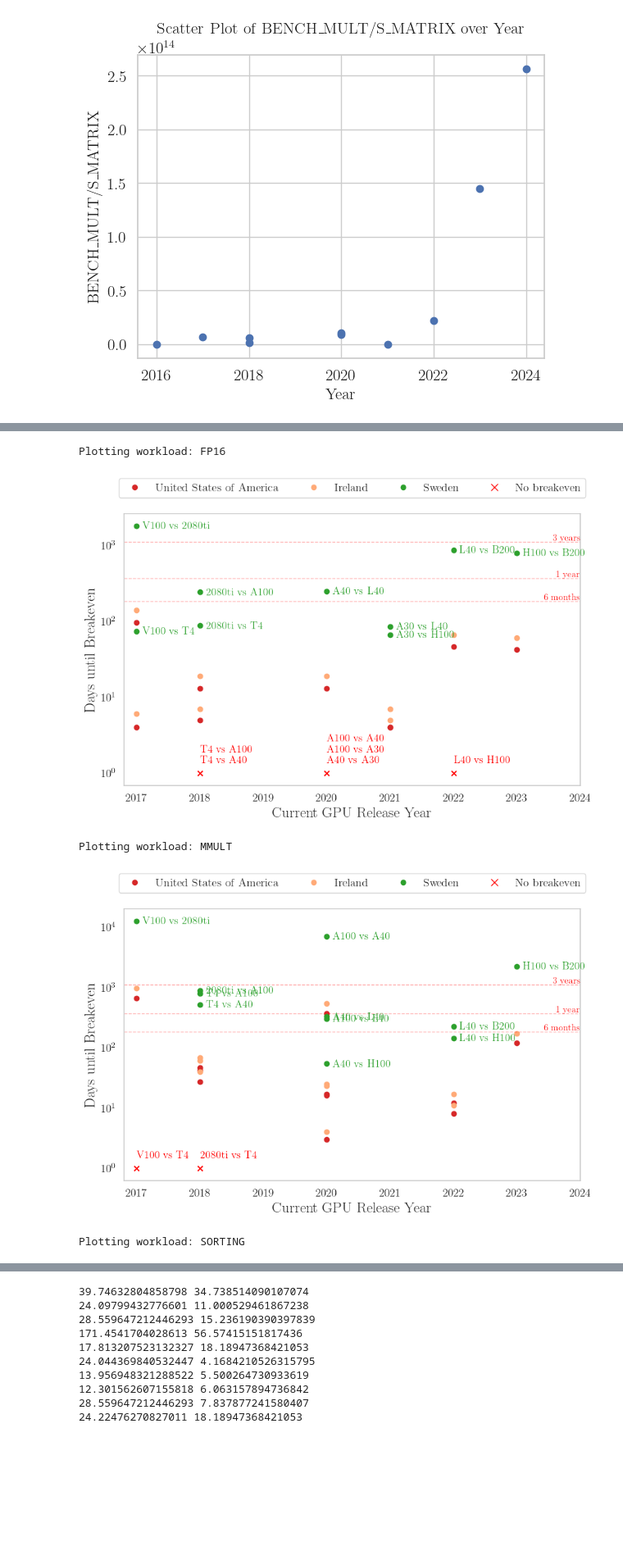
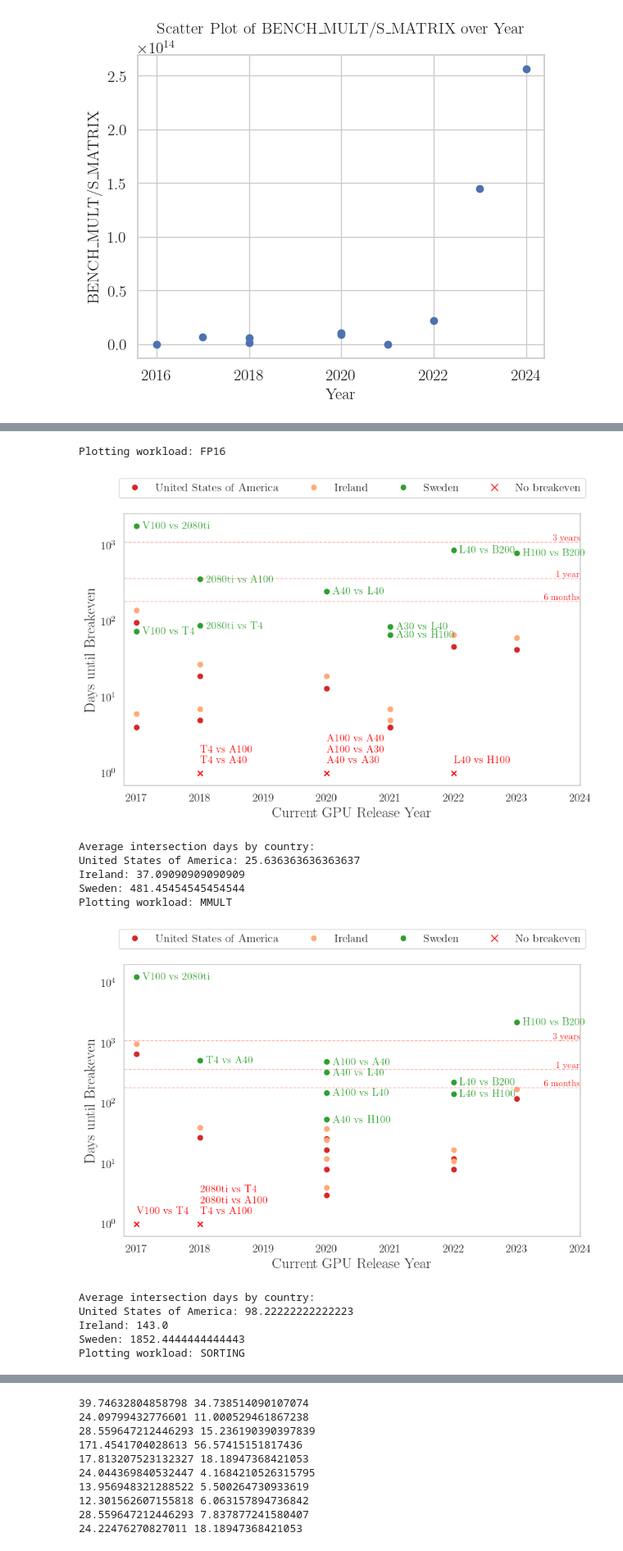
Before and after one commit to hpides/gpu-lifecycle-analysis, a Jupyter notebook: notebooks/trends.ipynb, the cells around one changed output, grey strips where cells are left out. Shown at 82% size. Saved outputs shown, nothing was run; the diff lists cells and outputs as text; code cells hidden in the pictures; blank space fills up the shorter version.

```diff
--- a/notebooks/trends.ipynb
+++ b/notebooks/trends.ipynb
@@ -79,7 +79,7 @@ metrics_cols = [col for col, _, _ in metrics]
 
 averages_exclude_last = df_exclude_last[metrics_cols].mean()
 averages_exclude_last_two = df_exclude_last_two[metrics_cols].mean()
-averages_exclude_last_three = df_exclude_last_three[metrics_cols].mean() * 100000000
+averages_exclude_last_three = df_exclude_last_three[metrics_cols].mean()
 
 print("=== Averages (excluding last entry) ===")
 for col, (_, title, unit) in zip(metrics_cols, metrics):
@@ -100,7 +100,7 @@ for ax, (col, title, ylabel) in zip(axes, metrics):
         data=df_sorted,
         x="LABEL", y=col,
         marker="o", linewidth=2,
-        ax=ax, color="C0"
+        ax=ax, color="#F1B16E"
     )
     ax.set_title(title, fontsize=16, weight="bold")
     ax.set_ylabel(ylabel, fontsize=18)
@@ -424,12 +424,12 @@ from matplotlib.ticker import MaxNLocator
 # SCALING = constants.SCALING_EMISSIONS
 # NAME = 'SCALING_EMISSIONS'
 
-SCALING = constants.SCALING_NONE
-NAME = 'SCALING_NONE'
+SCALING = constants.SCALING_UTILIZATION
+NAME = 'SCALING_UTILIZATION'
 
-comparison = compare_gpus(df, "A100", "B200", constants.FP64, "Sweden", 100, 100, SCALING)
+comparison = compare_gpus(df, "H100", "B200", constants.FP64, "Sweden", 75, 75, SCALING)
 
-TIME = 5
+TIME = 8
 
 # Convert from kg → tonnes
 old_opex = [v / 1000 for v in comparison.get("oldSystemOpex")][:TIME]
@@ -458,12 +458,12 @@ plt.rcParams.update({
 
 plt.figure(figsize=(10, 6))  # 10 inches wide, 6 inches tall
 # Plot OPEX lines
-plt.plot(old_opex, label="A100 OPEX", color="#F1B16E")
-plt.plot(new_opex, label="B200 OPEX", color="#B4D8E7")
+plt.plot(old_opex, label="H100 Operational Carbon", color="#F1B16E")
+plt.plot(new_opex, label="B200 Operational Carbon", color="#B4D8E7")
 
 # Force axis to start at (0,0)
 plt.xlim(left=0)
-plt.ylim(bottom=0)
+plt.ylim(bottom=0, top=1.3)
 plt.xlim(right=TIME-1)
 
 # Add horizontal line for embodied carbon (y-intercept of new GPU curve)
@@ -482,7 +482,7 @@ if intersect_days is not None:
     plt.annotate(
         f"{intersect_days:.0f} Days Until Break-Even",
         xy=(x_intersect, y_intersect),
-        xytext=(80, 0),
+        xytext=(-300, 0),
         textcoords="offset points",
         arrowprops=dict(arrowstyle="->", color="red"),
         fontsize=16,
@@ -493,7 +493,7 @@ if intersect_days is not None:
 plt.gca().xaxis.set_major_locator(MaxNLocator(integer=True))
 plt.xlabel("Duration [Years]")
 plt.ylabel("Acc. $CO_2$ [Tonnes]")
-plt.legend()
+plt.legend(loc='upper left')
 plt.grid(False)
 
 plt.savefig(f"comparison_{NAME}.svg", bbox_inches='tight')
@@ -642,33 +642,52 @@ plt.rcParams.update({
     "text.usetex": True,
     "font.family": "serif",
     "axes.labelsize": 18,
     "axes.titlesize": 14,
     "legend.fontsize": 14,
     "xtick.labelsize": 14,
     "ytick.labelsize": 14
 })
 
 # List of workloads you want to plot
 workloads = [FP16, MMULT, SORTING, TPCXAI]  # replace/add your actual workload variables
 workloads_name = ["FP16", "MMULT", "SORTING", "TPCXAI"]  # replace/add your actual workload variables
 
 # List of countries to include
 countries = ["United States of America", "Ireland", "Sweden"]
 colors = ["tab:red", "#FFAA77", "tab:green"]  # Extend if needed
 country_to_label = "Sweden"
 
 for workload, workload_name in zip(workloads, workloads_name):
     country_intersections = {}
 
     for country in countries:
         intersections = gpu_intersections(df, country, workload, 75, scaling=SCALING_EMISSIONS)
         country_intersections[country] = intersections
 
     print(f"Plotting workload: {workload_name}")
     plot_intersections(country_intersections, colors, "multiple_" + workload_name, country_to_label)
+
+    # --- Calculate and print average intersections per country ---
+    print("Average intersection days by country:")
+    for country, intersections in country_intersections.items():
+        # Filter out entries where 'days' is None
+        valid_days = [days for _, _, _, days in intersections if days is not None]
+        if valid_days:
+            avg_days = sum(valid_days) / len(valid_days)
+        else:
+            avg_days = None
+        print(f"{country}: {avg_days if avg_days is not None else 'No valid data'}")
 # %% [output]
 Plotting workload: FP16
-[figure, old version]
+[figure, new version]
+Average intersection days by country:
+United States of America: 25.636363636363637
+Ireland: 37.09090909090909
+Sweden: 481.45454545454544
 Plotting workload: MMULT
-[figure, old version]
+[figure, new version]
+Average intersection days by country:
+United States of America: 98.22222222222223
+Ireland: 143.0
+Sweden: 1852.4444444444443
 Plotting workload: SORTING
```
Also changed, not shown: parts of 7 cells of this notebook, 12 other files.
